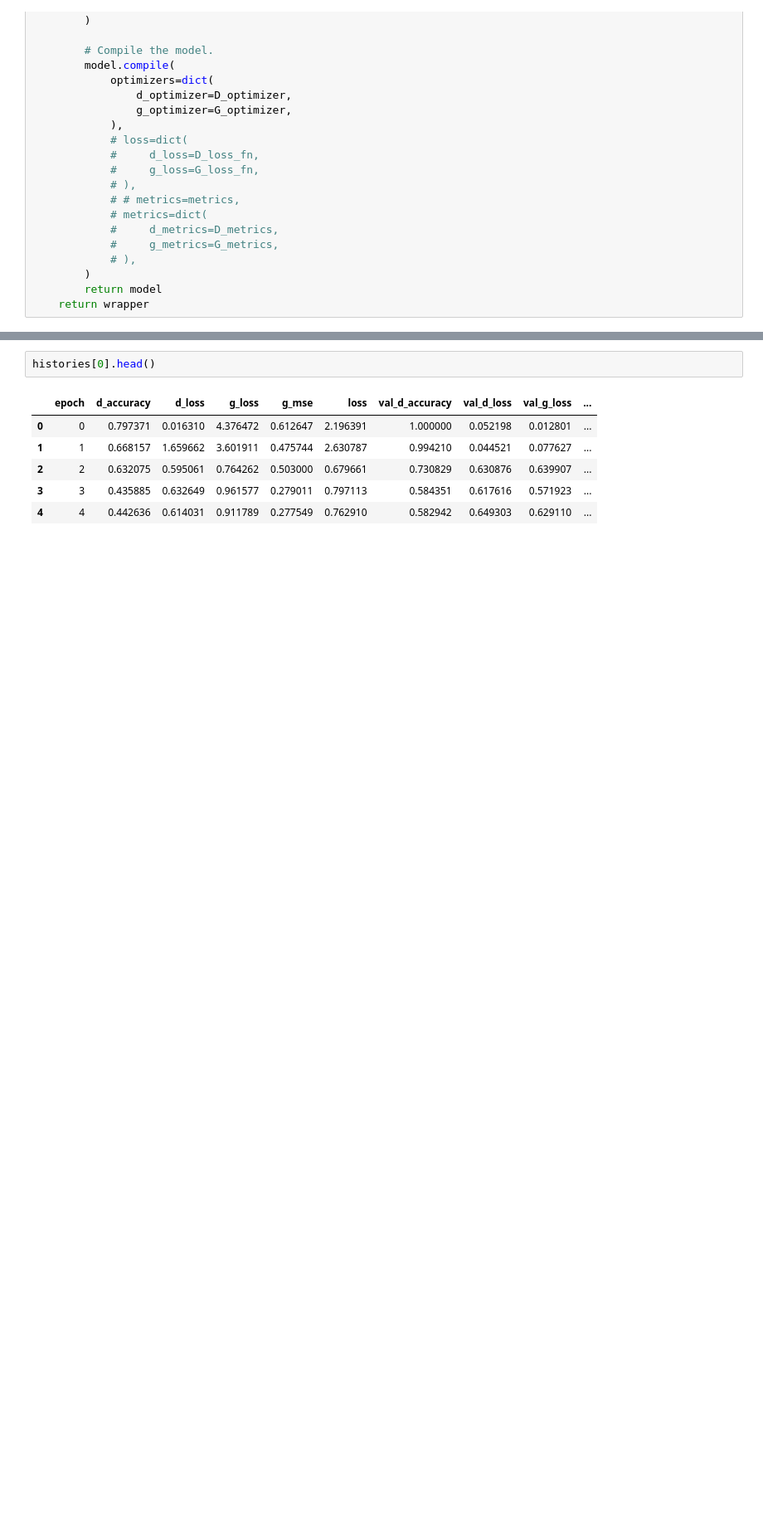
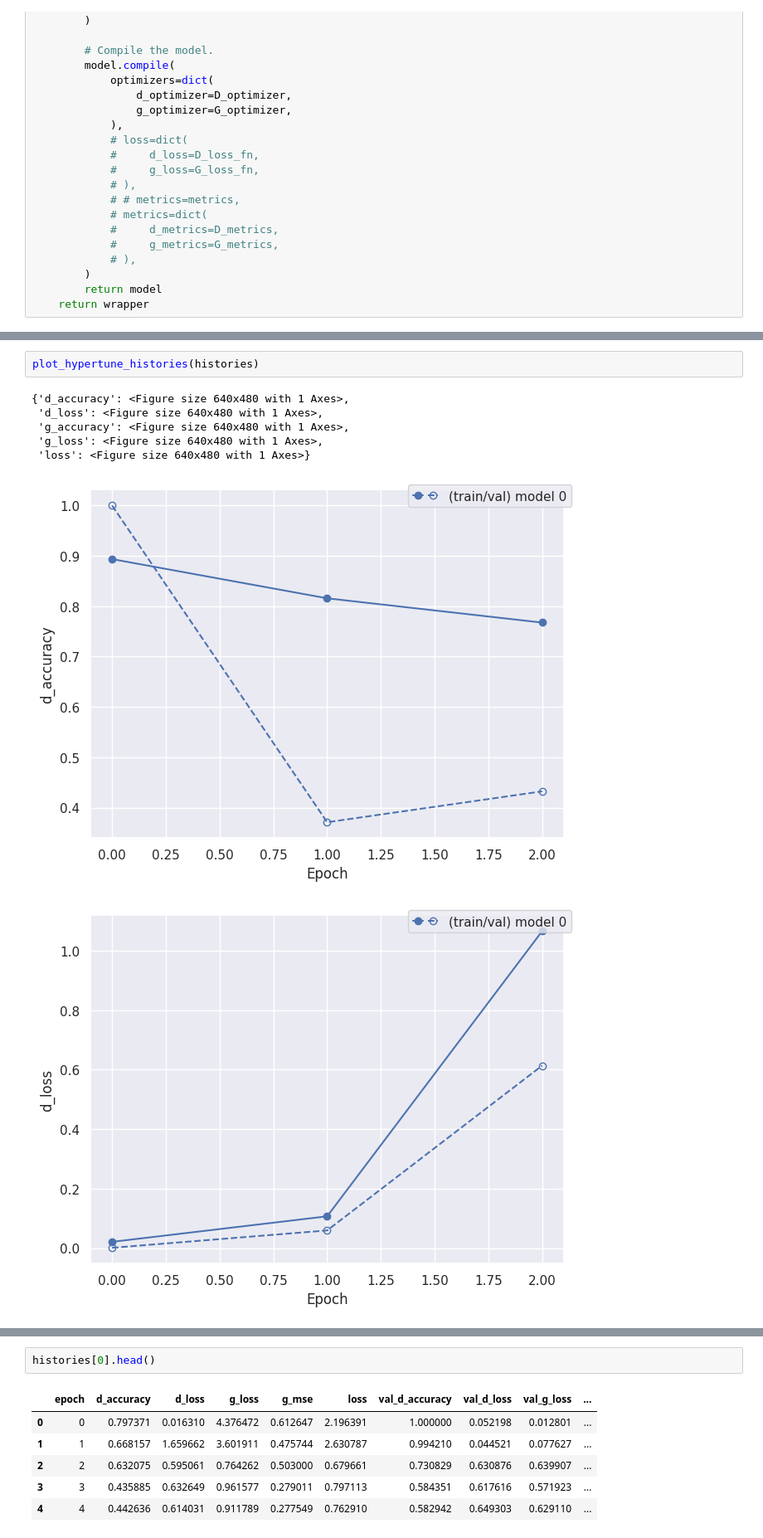
Before and after one commit to zanderman/gan-wireless-5g, a Jupyter notebook: gan.ipynb, the cells around one changed output, grey strips where cells are left out. Shown at 83% size. Drawn from its saved outputs; the diff is of its cells as text; blank space fills up the shorter version.

Commit message:
WIP trying to improve GAN training
Models don't seem to learn much. Trying to figure out why

```diff
--- a/gan.ipynb
+++ b/gan.ipynb
@@ -984,0 +1155,10 @@ def build_binary_gan_wrapper(
+# %%
+plot_hypertune_histories(histories)
+# %% [output]
+{'d_accuracy': <Figure size 640x480 with 1 Axes>,
+ 'd_loss': <Figure size 640x480 with 1 Axes>,
+ 'g_accuracy': <Figure size 640x480 with 1 Axes>,
+ 'g_loss': <Figure size 640x480 with 1 Axes>,
+ 'loss': <Figure size 640x480 with 1 Axes>}
+[figure, added]
+[figure, added]
```
Also changed, not shown: parts of 15 cells of this notebook.
